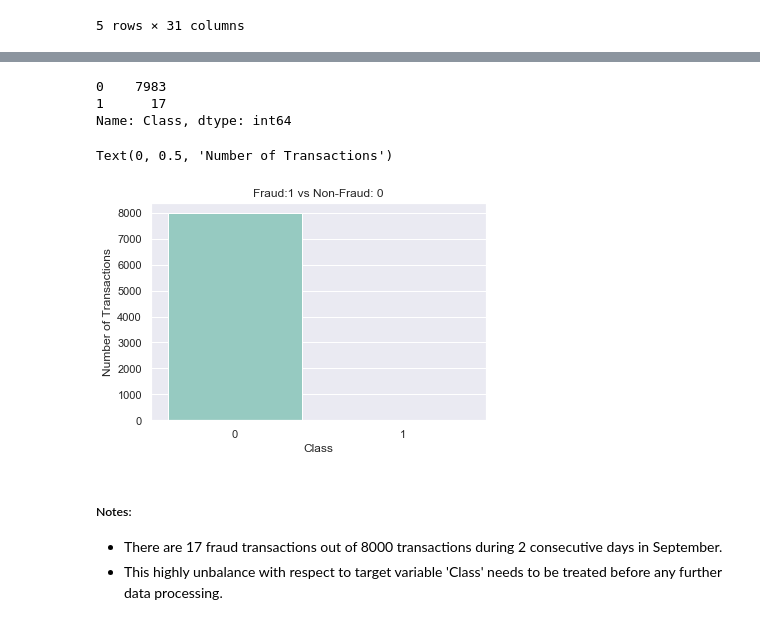
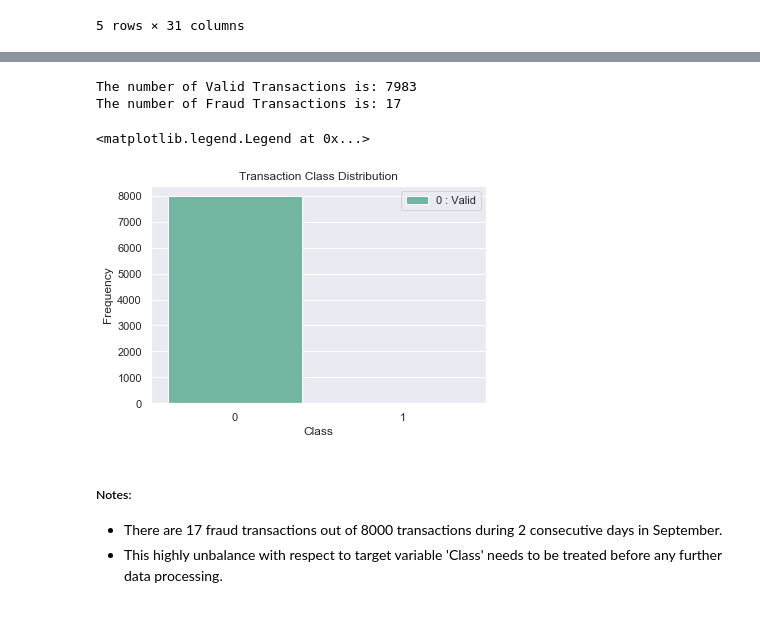
Before and after one commit to ThoaShook/Fraud_Detection, a Jupyter notebook: CreditCard_Fraud_Detection.ipynb, the cells around one changed output, grey strips where cells are left out. Cells and saved outputs as stored; diff of their text form; code cells hidden in the pictures.

```diff
--- a/CreditCard_Fraud_Detection.ipynb
+++ b/CreditCard_Fraud_Detection.ipynb
@@ -58,20 +84,21 @@ df.describe()
 # %%
-# Check for numbers of frauds vs numbers of genuine
+# Check for number of frauds vs number of normal transactions
 df_class = df['Class'].value_counts()
 df_class
+print(f"The number of Valid Transactions is: {df_class[0]}")
+print(f"The number of Fraud Transactions is: {df_class[1]}")
 # %% [output]
-0    7983
-1      17
-Name: Class, dtype: int64
+The number of Valid Transactions is: 7983
+The number of Fraud Transactions is: 17
 # %%
 # use bar plot to visualize the higly unbalance in "Class" feature
-
-ax = sns.countplot(x="Class",data=df, palette="Set3")
-plt.title('Fraud:1 vs Non-Fraud: 0')
-plt.ylabel('Number of Transactions')
+ax = sns.countplot(x="Class",data=df, palette="Set2")
+plt.title('Transaction Class Distribution')
+plt.ylabel('Frequency')
+plt.legend(['0 : Valid','1: Fraud'])
 # %% [output]
-Text(0, 0.5, 'Number of Transactions')
+<matplotlib.legend.Legend at 0x...>
-[figure, old version]
+[figure, new version]
 # %% [markdown]
 ##### Notes:
 * There are 17 fraud transactions out of 8000 transactions during 2 consecutive days in September.
```
Also changed, not shown: parts of 5 cells of this notebook.
